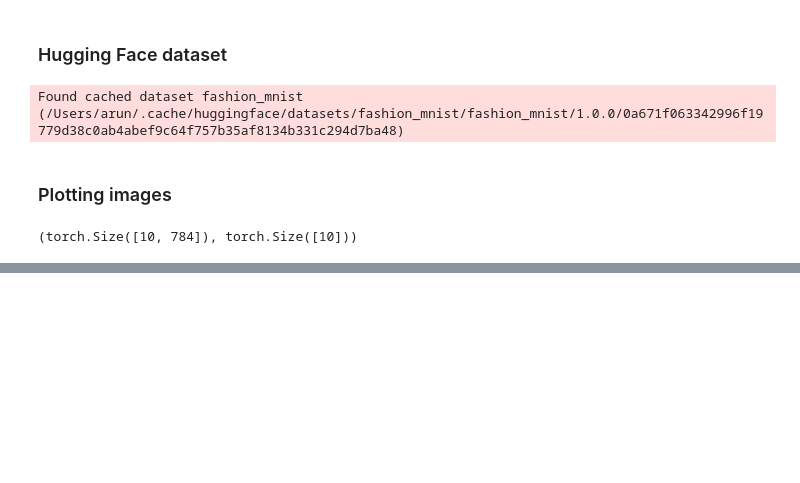
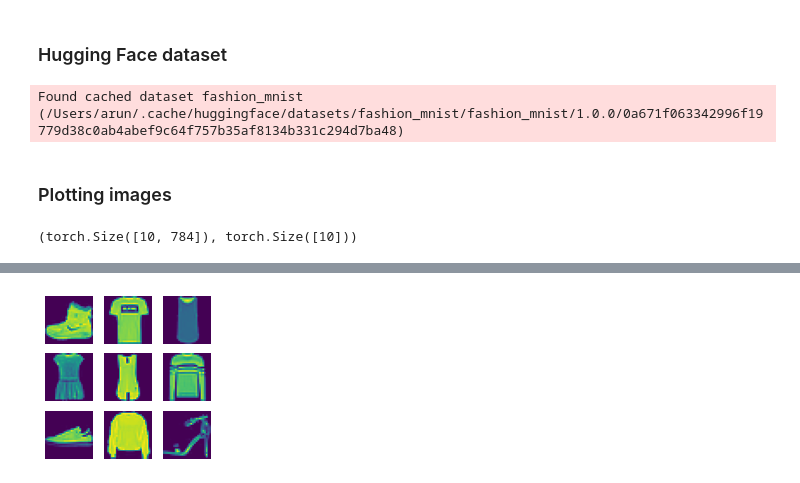
Before and after one commit to arun477/miniai, a Jupyter notebook: nbs/05_datasets.ipynb, the cells around one changed output, grey strips where cells are left out. Saved outputs shown, nothing was run; the diff lists cells and outputs as text; code cells hidden in the pictures; blank space fills up the shorter version.

Commit message:
helper imgs grid func added

```diff
--- a/nbs/05_datasets.ipynb
+++ b/nbs/05_datasets.ipynb
@@ -182,4 +78,0 @@ def get_grid(n, nrows=None, ncols=None, title=None, weight=None, size=14, **kwar
-# %%
-fig,axs = get_grid(8, nrows=4, imsize=1)
-for im,ax in zip(imgs, axs.flat):
-    show_image(im.view(28, 28), ax=ax)
@@ -188,0 +161,23 @@ for im,ax in zip(imgs, axs.flat):
+# %%
+#|export
+@fc.delegates(subplots)
+def get_grid(n, nrows=None, ncols=None, title=None, weight=None, size=14, **kwargs):
+    if nrows:
+        ncols = ncols or int(np.floor(n/nrows))
+    elif ncols:
+        nrows = nrows or int(np.ceil(n/ncols))
+    else:
+        nrows = int(math.sqrt(n))
+        ncols = int(np.floor(n/nrows))
+    fig,axs = subplots(nrows,ncols,**kwargs)
+    for i in range(len(axs.flat)):
+        axs.flat[i].set_axis_off()
+    if title is not None:
+        fig.suptitle(title, weight=weight, size=size)
+    return fig,axs
+# %%
+fig,axs = get_grid(9,imsize=1)
+for im,ax in zip(imgs, axs.flat):
+    show_image(im.view(28, 28), ax=ax)
+# %% [output]
+[figure, added]
```
Also changed, not shown: parts of 18 cells of this notebook.
